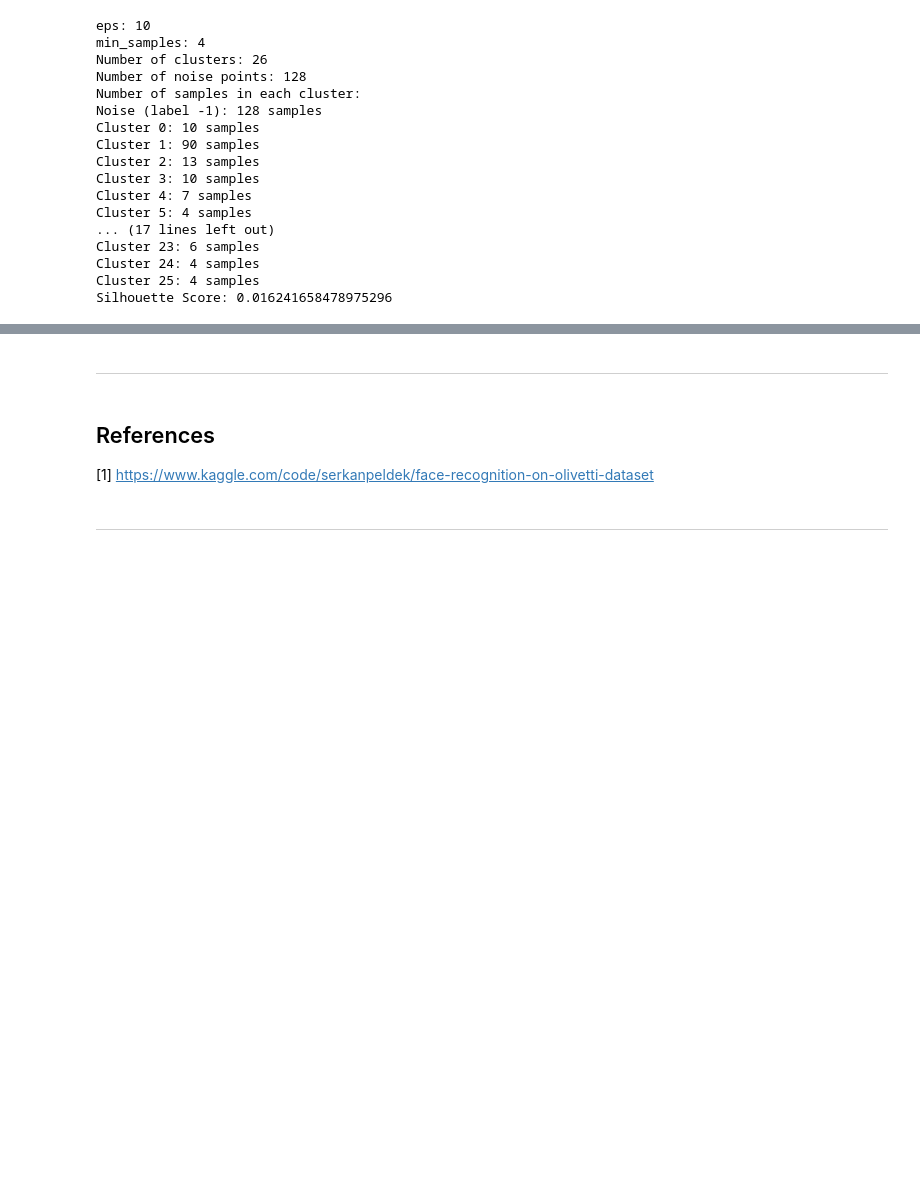
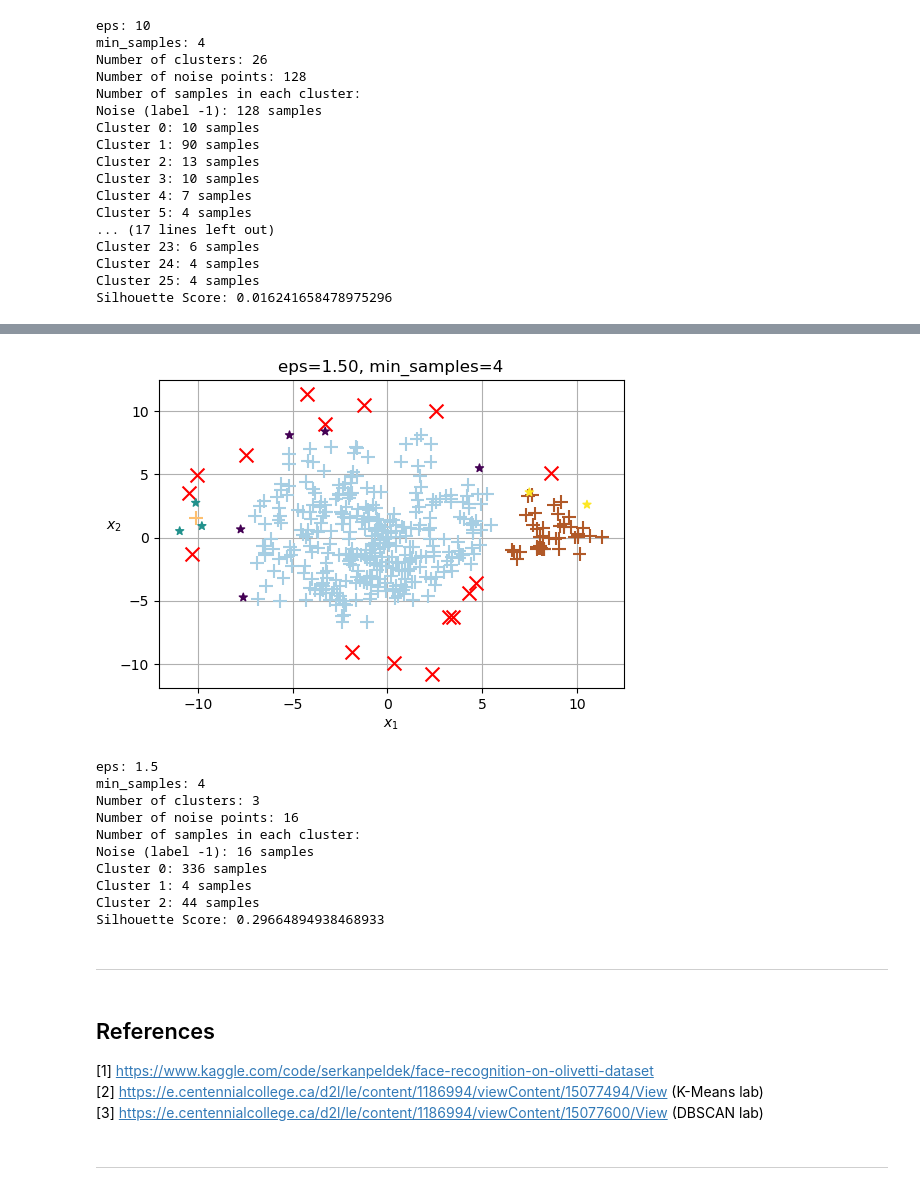
Before and after one commit to Ale248/FALL2024_COMP257, a Jupyter notebook: Assignment2/A2_Question1.ipynb, the cells around one changed output, grey strips where cells are left out. Saved outputs shown, nothing was run; the diff lists cells and outputs as text; code cells hidden in the pictures; blank space fills up the shorter version.

```diff
--- a/Assignment2/A2_Question1.ipynb
+++ b/Assignment2/A2_Question1.ipynb
@@ -350,0 +356,12 @@ Silhouette Score: 0.016241658478975296
+# %%
+# Reload data
+olivetti_faces = fetch_olivetti_faces()
+X = olivetti_faces.data
+y = olivetti_faces.target
+
+# Reduce dimensionality to 2D with PCA
+pca = PCA(n_components=2)
+X_reduced = pca.fit_transform(X)
+
+print(f"Before: {X.shape}")
+print(f"After: {X_reduced.shape}")
@@ -351,7 +371,75 @@ Silhouette Score: 0.016241658478975296
+# %%
+# use DBSCAN
+eps = 1.5
+min_samples = 4
+dbscan = DBSCAN(eps=eps, min_samples=min_samples, metric='euclidean')
+dbscan.fit(X_reduced)
+
+# From Reference [3]
+# Define function to plot DBSCAN results
+def plot_dbscan(dbscan, X, size, show_xlabels=True, show_ylabels=True):
+    core_mask = np.zeros_like(dbscan.labels_, dtype=bool)
+    core_mask[dbscan.core_sample_indices_] = True
+    anomalies_mask = dbscan.labels_ == -1
+    non_core_mask = ~(core_mask | anomalies_mask)
+
+    cores = dbscan.components_
+    anomalies = X[anomalies_mask]
+    non_cores = X[non_core_mask]
+
+    plt.scatter(cores[:, 0], cores[:, 1], c=dbscan.labels_[core_mask], marker='+', s=size, cmap="Paired")
+    plt.scatter(anomalies[:, 0], anomalies[:, 1], c="r", marker="x", s=100)
+    plt.scatter(non_cores[:, 0], non_cores[:, 1], c=dbscan.labels_[non_core_mask], marker="*")
+
+    if show_xlabels:
+        plt.xlabel("$x_1$")
+    if show_ylabels:
+        plt.ylabel("$x_2$", rotation=0)
+    plt.title(f"eps={dbscan.eps:.2f}, min_samples={dbscan.min_samples}")
+    plt.grid()
+    plt.gca().set_axisbelow(True)
+
+# Plotting the results for DBSCAN with eps=0.05
+plt.figure(figsize=(6, 4))
+plot_dbscan(dbscan, X_reduced, size=100)
+plt.show()
+
+labels = dbscan.labels_
+n_clusters = len(set(labels)) - (1 if -1 in labels else 0)  # Subtract 1 for noise (-1 label)
+cluster_counts = Counter(labels)
+n_noise = list(labels).count(-1)
+
+print(f'eps: {eps}')
+print(f'min_samples: {min_samples}')
+print(f'Number of clusters: {n_clusters}')
+print(f'Number of noise points: {n_noise}')
+print(f"Number of samples in each cluster:")
+for label, count in sorted(cluster_counts.items()):
+    if label == -1:
+        print(f"Noise (label -1): {count} samples")
+    else:
+        print(f"Cluster {label}: {count} samples")
+if n_clusters > 1:
+    silhouette_avg = silhouette_score(X_reduced, labels)
+    print(f"Silhouette Score: {silhouette_avg}")
+# %% [output]
+[figure, added]
+eps: 1.5
+min_samples: 4
+Number of clusters: 3
+Number of noise points: 16
+Number of samples in each cluster:
+Noise (label -1): 16 samples
+Cluster 0: 336 samples
+Cluster 1: 4 samples
+Cluster 2: 44 samples
+Silhouette Score: 0.29664894938468933
 # %% [markdown]
 ---
 # %% [markdown]
 ## References
 [1] https://www.kaggle.com/code/serkanpeldek/face-recognition-on-olivetti-dataset
+[2] https://e.centennialcollege.ca/d2l/le/content/1186994/viewContent/15077494/View (K-Means lab)
+[3] https://e.centennialcollege.ca/d2l/le/content/1186994/viewContent/15077600/View (DBSCAN lab)
 # %% [markdown]
 ---
```
Also changed, not shown: parts of 4 cells of this notebook, 3 other files.
